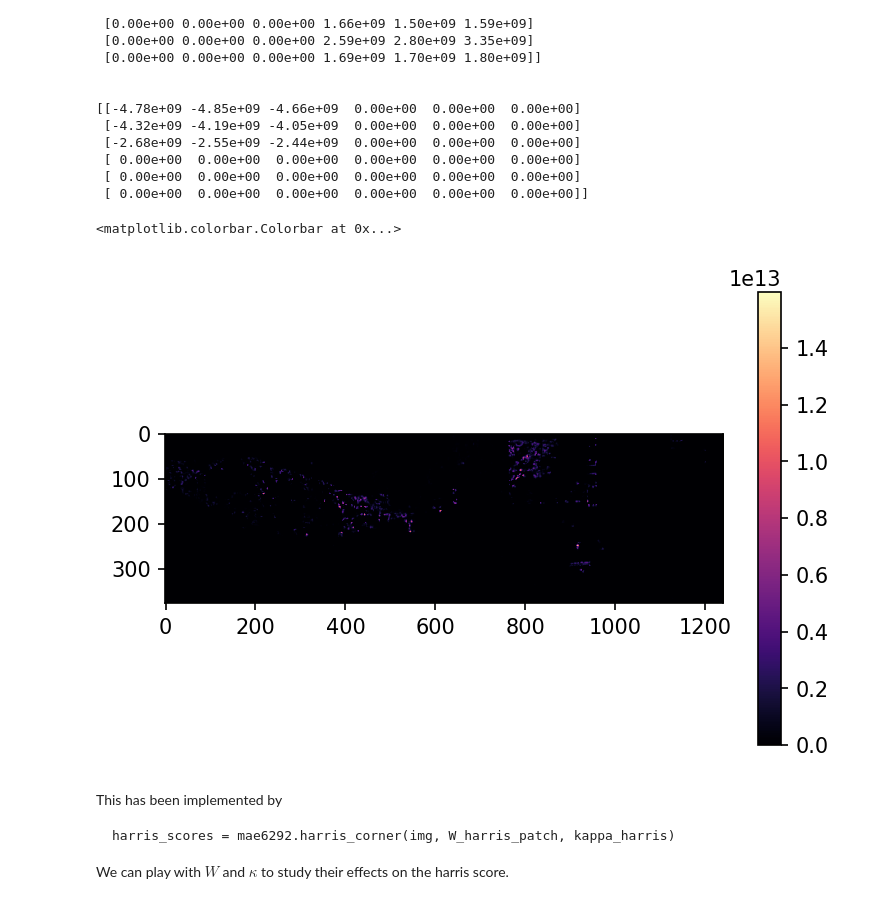
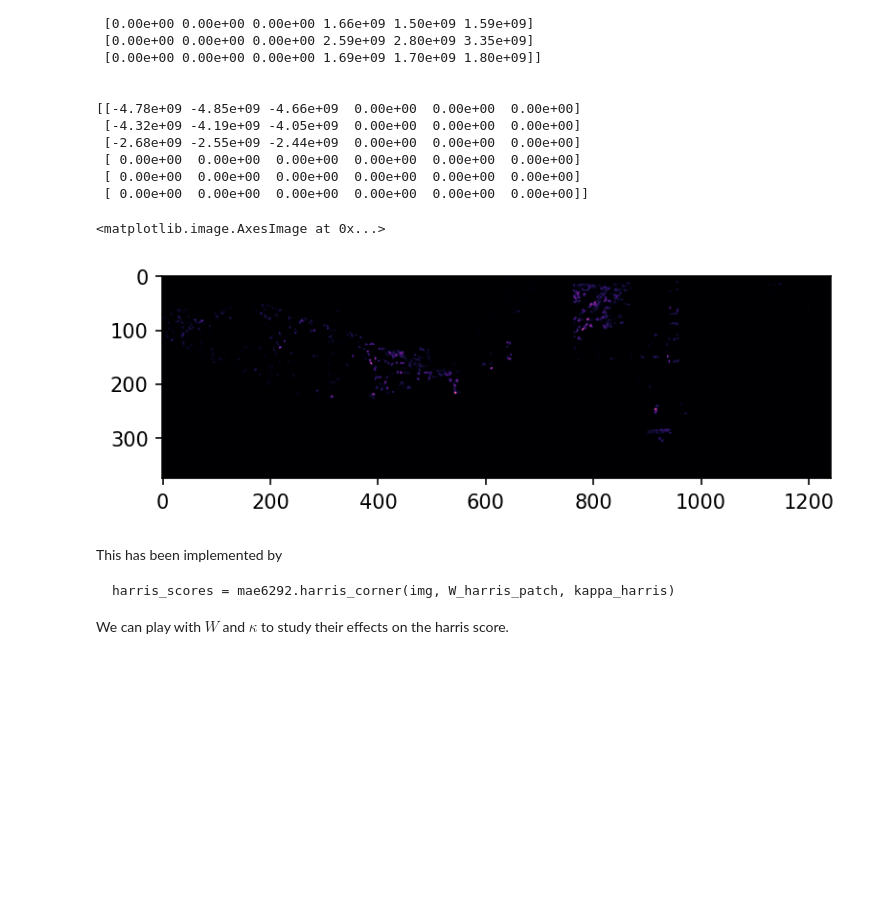
Before and after one commit to GW-MAE6292/python_examples, a Jupyter notebook: Harris_feature/Harris.ipynb, the cells around one changed output. Cells and saved outputs as stored; diff of their text form; code cells hidden in the pictures; blank space fills up the shorter version.

````diff
--- a/Harris_feature/Harris.ipynb
+++ b/Harris_feature/Harris.ipynb
@@ -168,10 +149,10 @@ harris_scores[harris_scores<0]=0
 # %%
 plt.figure(dpi=150)
 plt.imshow(harris_scores, cmap='magma')
-plt.colorbar()
+# plt.colorbar()
 # %% [output]
-<matplotlib.colorbar.Colorbar at 0x...>
+<matplotlib.image.AxesImage at 0x...>
-[figure, old version]
+[figure, new version]
 # %% [markdown]
 This has been implemented by
 ```
````
Also changed, not shown: parts of 17 cells of this notebook, 1 other file.
